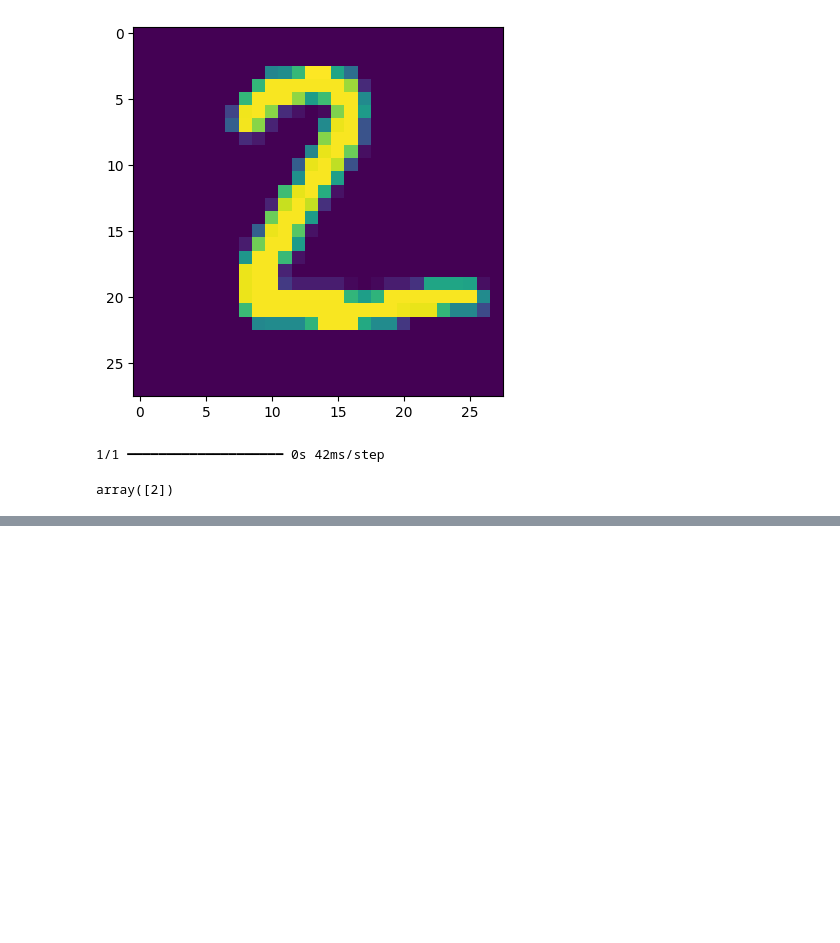
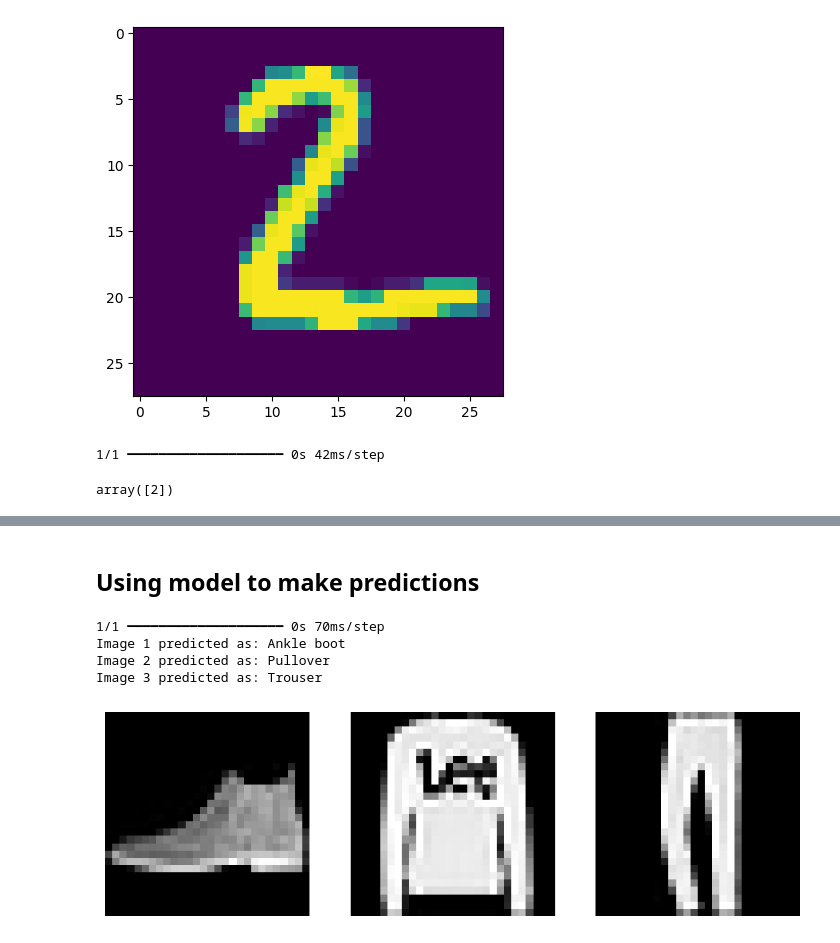
Before and after one commit to kindo-tk/Deep_learning_tutorials, a Jupyter notebook: dl-mnist-dataset.ipynb, the cells around one changed output, grey strips where cells are left out. Saved outputs shown, nothing was run; the diff lists cells and outputs as text; code cells hidden in the pictures; blank space fills up the shorter version.

```diff
--- a/dl-mnist-dataset.ipynb
+++ b/dl-mnist-dataset.ipynb
@@ -101,0 +198,3 @@ array([2])
+# %%
+x_test = x_test / 255.0
+model.evaluate(x_test,y_test)
@@ -101,0 +204,24 @@ array([2])
+# %% [markdown]
+## Using model to make predictions
+# %%
+import numpy as np
+x_new = x_test[:3]
+y_proba = model.predict(x_new)
+y_pred = np.argmax(y_proba, axis=1)
+
+for i, pred in enumerate(y_pred):
+    print(f"Image {i+1} predicted as: {class_names[pred]}")
+# %% [output]
+1/1 ━━━━━━━━━━━━━━━━━━━━ 0s 70ms/step
+Image 1 predicted as: Ankle boot
+Image 2 predicted as: Pullover
+Image 3 predicted as: Trouser
+# %%
+plt.figure(figsize=(10, 3))
+for i, x in enumerate(x_new):
+    plt.subplot(1, 3, i+1)
+    plt.imshow(x, cmap='gray')
+    plt.axis('off')
+plt.show()
+# %% [output]
+[figure, added]
```
Also changed, not shown: parts of 14 cells of this notebook.
